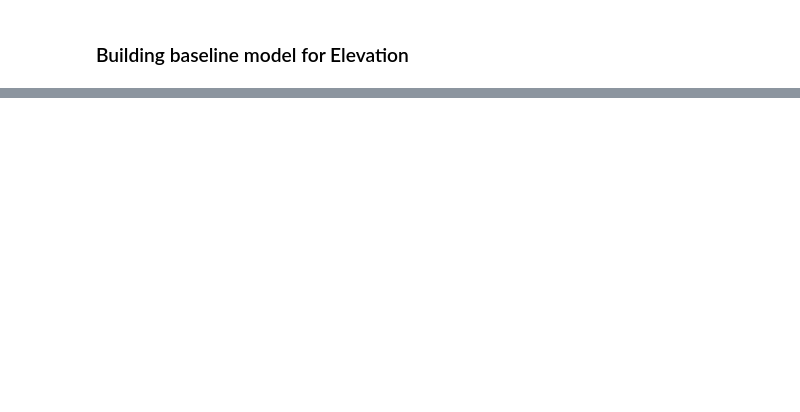
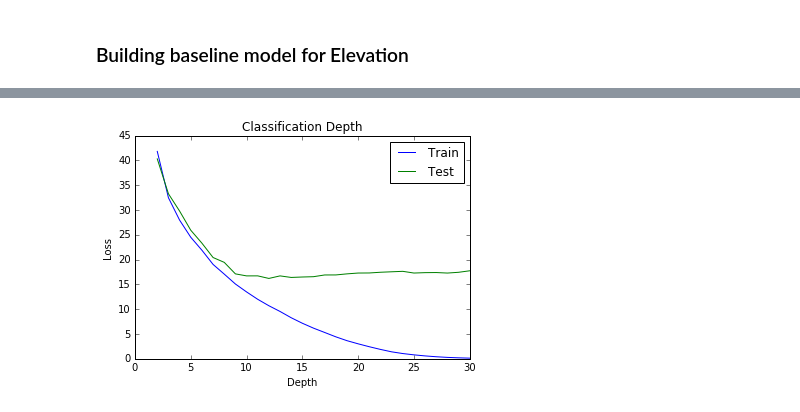
Before and after one commit to mvp291/dsga1003_term_project, a Jupyter notebook: 01_Data_Preparation_and_Understanding.ipynb, the cells around one changed output, grey strips where cells are left out. Cells and saved outputs as stored; diff of their text form; code cells hidden in the pictures; blank space fills up the shorter version.

```diff
--- a/01_Data_Preparation_and_Understanding.ipynb
+++ b/01_Data_Preparation_and_Understanding.ipynb
@@ -406,0 +425,33 @@ print train.shape, val.shape, test.shape
+# %%
+import os, sys
+
+# Parameters
+minDepth = 2
+maxDepth = 30
+sizearray = maxDepth-minDepth+1
+
+minN = 1
+maxN = 10
+sizearray_knn = maxN-minN+1
+# %%
+# Classification Tree Depth Search
+c_tree_loss_train = np.zeros(sizearray)
+c_tree_loss_test = np.zeros(sizearray)
+
+count = 0
+for i in range(minDepth,maxDepth+1):
+    print("Calculating Classification Tree for depth = "+str(i))
+    depth=i
+    c_tree = DecisionTreeClassifier(max_depth=depth)
+    c_tree.fit(X_train, y_train.astype(np.str))
+
+    # Predict Train error
+    y_pred_train = c_tree.predict(X_train).astype(np.float64)
+    c_tree_loss_train[count] = mean_absolute_error(y_train, y_pred_train)
+
+    # Predict Test error
+    y_pred_test = c_tree.predict(X_test).astype(np.float64)
+    c_tree_loss_test[count] = mean_absolute_error(y_test, y_pred_test)
+
+    count += 1
+    os.system('clear')
@@ -406,0 +476,14 @@ print train.shape, val.shape, test.shape
+# %%
+# Plot of Losses for different depths
+# CLASSIFICATION TREES
+
+plt.plot(np.arange(minDepth,maxDepth+1),c_tree_loss_train,label='Train')
+plt.plot(np.arange(minDepth,maxDepth+1),c_tree_loss_test,label='Test')
+
+plt.ylabel('Loss')
+plt.xlabel('Depth')
+plt.title('Classification Depth')
+plt.legend()
+plt.show()
+# %% [output]
+[figure, added]
```
Also changed, not shown: parts of 39 cells of this notebook.
